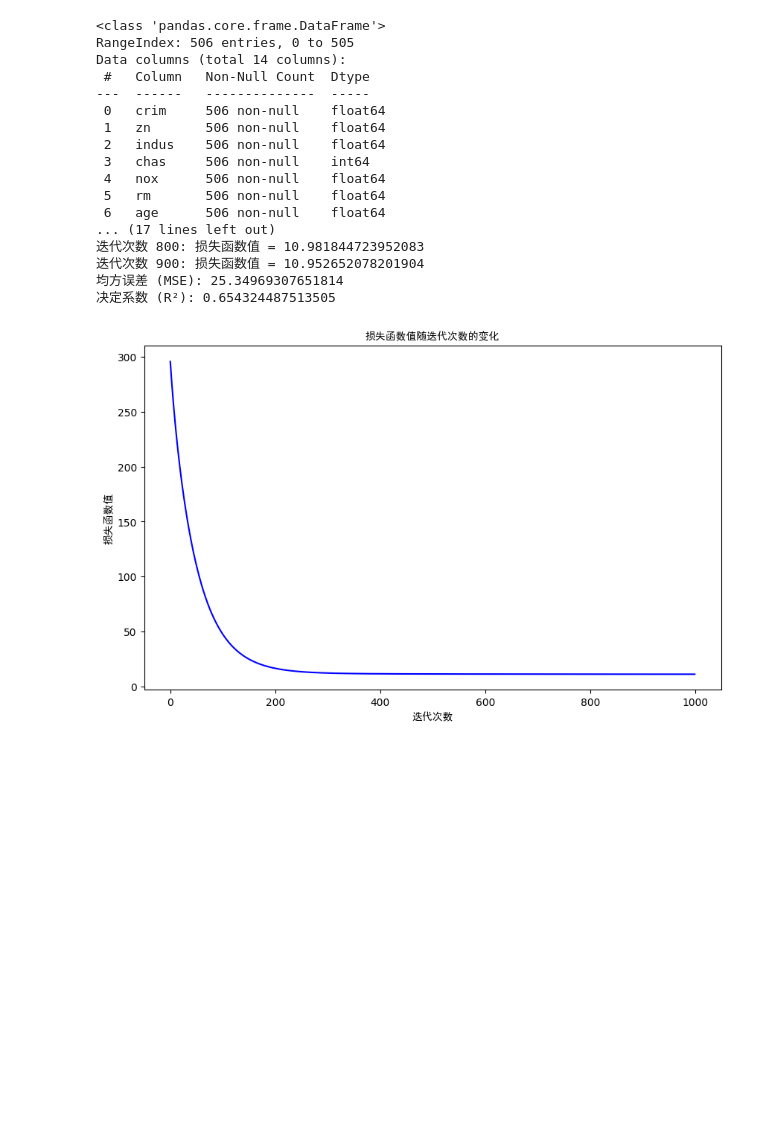
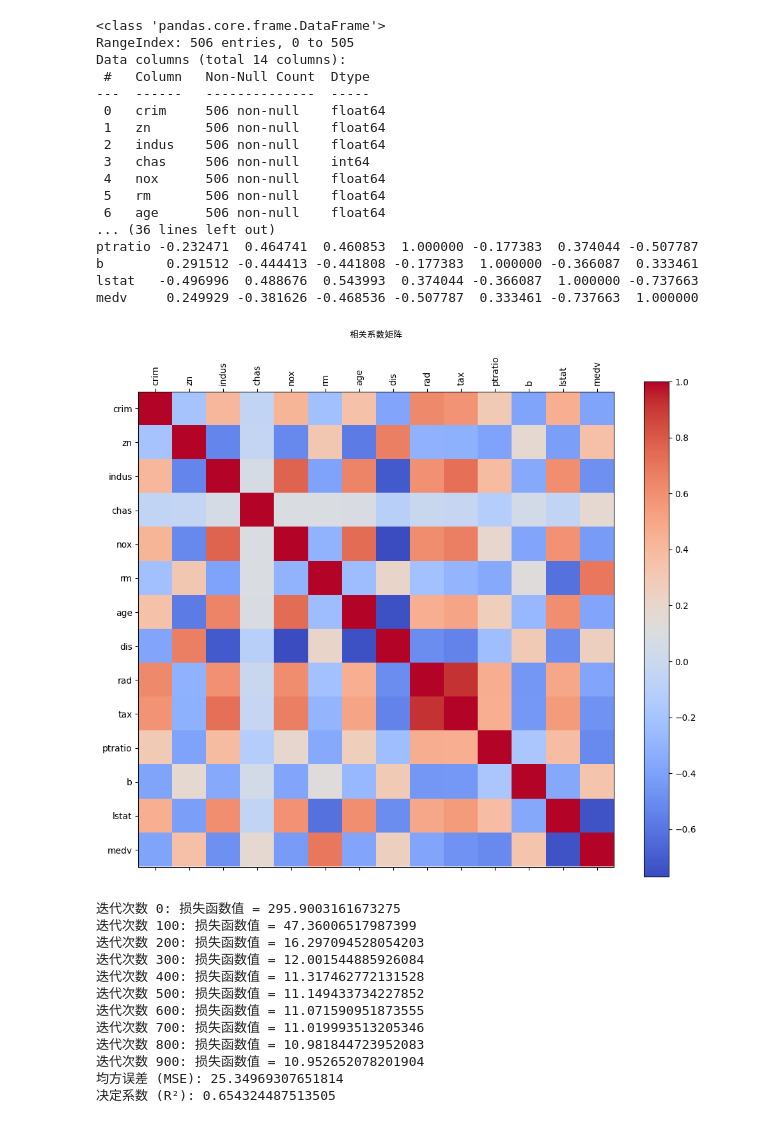
Before and after one commit to xiaoshunren/AI, a Jupyter notebook: Ai-Study/LINEARREGRESSION/boston_house_price.ipynb, the cells around one changed output. Drawn from its saved outputs; the diff is of its cells as text; code cells hidden in the pictures; blank space fills up the shorter version.

```diff
--- a/Ai-Study/LINEARREGRESSION/boston_house_price.ipynb
+++ b/Ai-Study/LINEARREGRESSION/boston_house_price.ipynb
@@ -52,7 +52,17 @@ missing_values
 #计算各特征之间的相关性,以了解特征之间的线性关系
 correlation_matrix = data.corr()
 correlation_matrix
+# 去观察所有变量之间的相关系数（-1 到　1）
+print(correlation_matrix)
 
+# 可视化相关系数矩阵
+plt.figure(figsize=(12, 10))
+plt.matshow(correlation_matrix, cmap='coolwarm', fignum=1)
+plt.colorbar()
+plt.xticks(range(len(correlation_matrix.columns)), correlation_matrix.columns, rotation=90)
+plt.yticks(range(len(correlation_matrix.columns)), correlation_matrix.columns)
+plt.title('相关系数矩阵', pad=20, fontproperties='SimHei')
+plt.show()
 
 # 将数据分为特征变量（X）和目标变量（y）
 X = data.drop('medv', axis=1)
@@ -135,36 +145,48 @@ print(f'决定系数 (R²): {r2}')
 # 预想结果图　：X轴表示迭代次数 / Y轴表示损失函数值  →  随着迭代次数的增加，损失函数值应逐渐减小并趋于稳定，表明模型参数在收敛。
 plt.figure(figsize=(10, 6))
 plt.plot(range(iterations), cost_history, 'b')
 plt.xlabel('迭代次数', fontproperties='SimHei')
 plt.ylabel('损失函数值', fontproperties='SimHei')
 plt.title('损失函数值随迭代次数的变化', fontproperties='SimHei')
 plt.show()
 
 # 可视化预测值与实际值的散点图
 # 预想结果图　：X轴表示实际值 / Y轴表示预测值。 → 散点应尽可能呈现出对角线的样子，如果是的话 说明本次模型的预测值与实际值较为接近。
 plt.figure(figsize=(10, 6))
 plt.scatter(y_test, y_pred, alpha=0.7)
 plt.plot([y_test.min(), y_test.max()], [y_test.min(), y_test.max()], 'k--', lw=2)
 plt.xlabel('实际值', fontproperties='SimHei')
 plt.ylabel('预测值', fontproperties='SimHei')
 plt.title('实际值 vs 预测值', fontproperties='SimHei')
 plt.show()
 # %% [output]
 <class 'pandas.core.frame.DataFrame'>
 RangeIndex: 506 entries, 0 to 505
 Data columns (total 14 columns):
  #   Column   Non-Null Count  Dtype
 ---  ------   --------------  -----
  0   crim     506 non-null    float64
  1   zn       506 non-null    float64
  2   indus    506 non-null    float64
  3   chas     506 non-null    int64
  4   nox      506 non-null    float64
  5   rm       506 non-null    float64
  6   age      506 non-null    float64
-... (17 lines left out)
-迭代次数 800: 损失函数值 = 10.981844723952083
-迭代次数 900: 损失函数值 = 10.952652078201904
-均方误差 (MSE): 25.34969307651814
-决定系数 (R²): 0.654324487513505
+... (36 lines left out)
+ptratio -0.232471  0.464741  0.460853  1.000000 -0.177383  0.374044 -0.507787
+b        0.291512 -0.444413 -0.441808 -0.177383  1.000000 -0.366087  0.333461
+lstat   -0.496996  0.488676  0.543993  0.374044 -0.366087  1.000000 -0.737663
+medv     0.249929 -0.381626 -0.468536 -0.507787  0.333461 -0.737663  1.000000
-[figure, old version]
+[figure, new version]
+迭代次数 0: 损失函数值 = 295.9003161673275
+迭代次数 100: 损失函数值 = 47.36006517987399
+迭代次数 200: 损失函数值 = 16.297094528054203
+迭代次数 300: 损失函数值 = 12.001544885926084
+迭代次数 400: 损失函数值 = 11.317462772131528
+迭代次数 500: 损失函数值 = 11.149433734227852
+迭代次数 600: 损失函数值 = 11.071590951873555
+迭代次数 700: 损失函数值 = 11.019993513205346
+迭代次数 800: 损失函数值 = 10.981844723952083
+迭代次数 900: 损失函数值 = 10.952652078201904
+均方误差 (MSE): 25.34969307651814
+决定系数 (R²): 0.654324487513505
```
Also changed, not shown: parts of 1 cell of this notebook.
